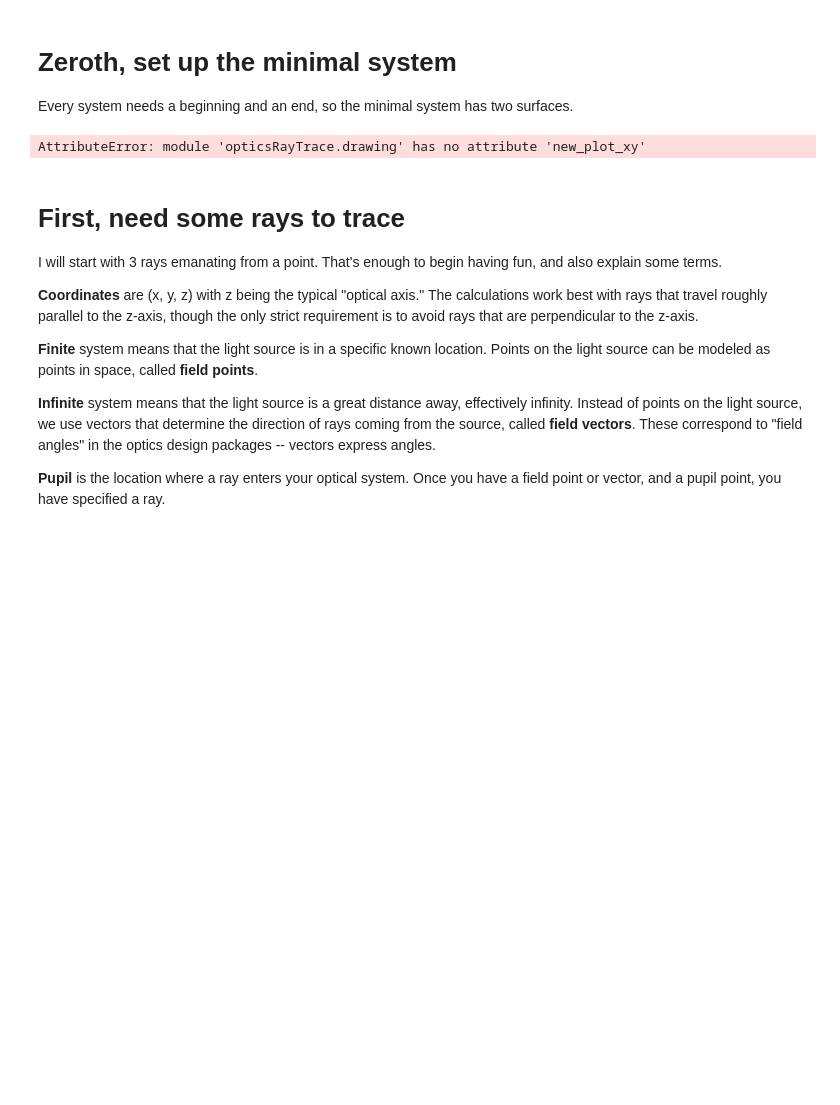
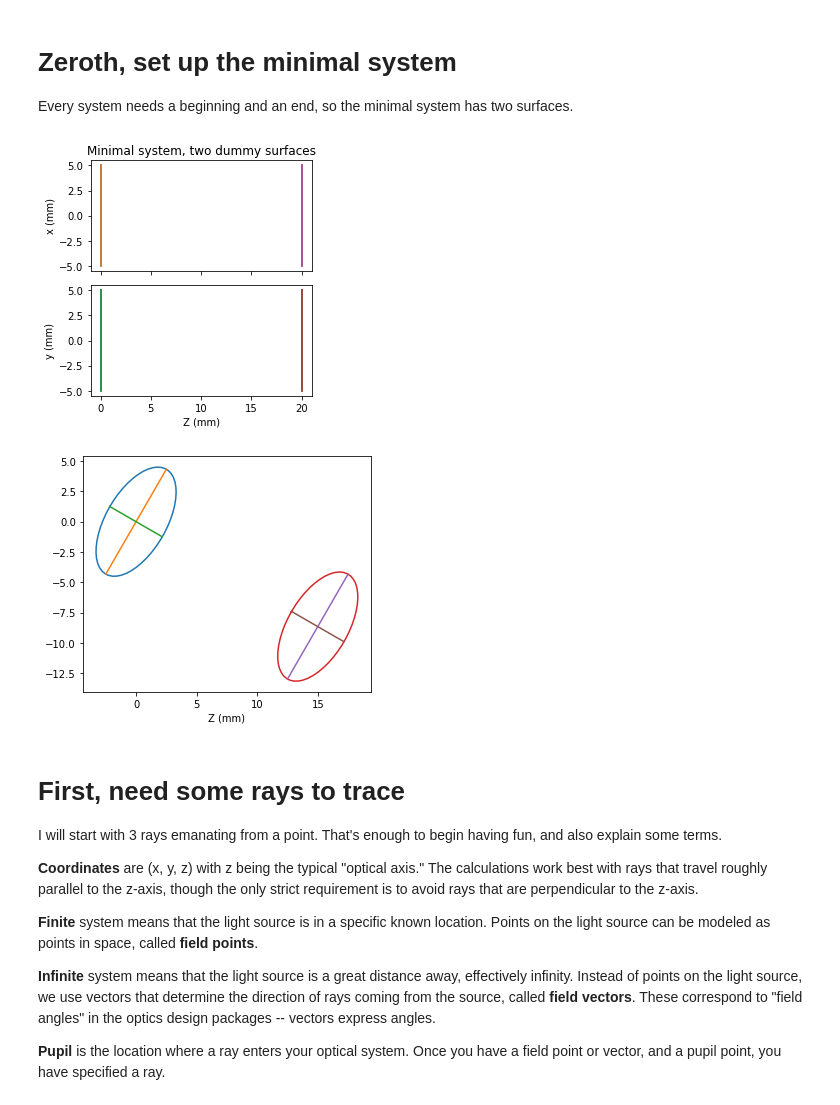
Before and after one commit to bassistTech/rayTrace, a Jupyter notebook: notebooks/basic tutorial.ipynb, the cells around one changed output. Drawn from its saved outputs; the diff is of its cells as text; code cells hidden in the pictures; blank space fills up the shorter version.

```diff
--- a/notebooks/basic tutorial.ipynb
+++ b/notebooks/basic tutorial.ipynb
@@ -11,33 +17,37 @@ import opticsRayTrace.drawing as rtd
 Every system needs a beginning and an end, so the minimal system has two surfaces.
 # %%
 working_distance = 20
+pupil_radius = 5
 
 surface_list_1 = [
     {
         "surf": "dummy",
         "dist": working_distance,
-        "draw_radius": 5
+        "draw_radius": pupil_radius
     },
     {
         "surf": "dummy",
-        "draw_radius": 5
+        "draw_radius": pupil_radius
     }
 ]
 
 # The "geometry" takes the list of surfaces and works out their positions and
 # orientations in space. Basically it adds details to the surface list, that
 # will be needed by ray tracing.
 
 geometry_1 = rtt.build_geometry(surface_list_1)
 
 # My plotting tools are crude right now, just the ability to see X and Y
 # projections of the system.
 
-axd = rtd.new_plot_xy()
+axd = rtd.new_plot()
 rtd.plot_faces(axd, geometry_1)
 axd["axs"][0].set_title("Minimal system, two dummy surfaces")
+axd = rtd.new_plot(["3d"])
+rtd.plot_faces(axd, geometry_1)
 # %% [output]
-AttributeError: module 'opticsRayTrace.drawing' has no attribute 'new_plot_xy'
+[figure, added]
+[figure, added]
 # %% [markdown]
 # First, need some rays to trace
 
```
Also changed, not shown: parts of 7 cells of this notebook, 12 other files.
